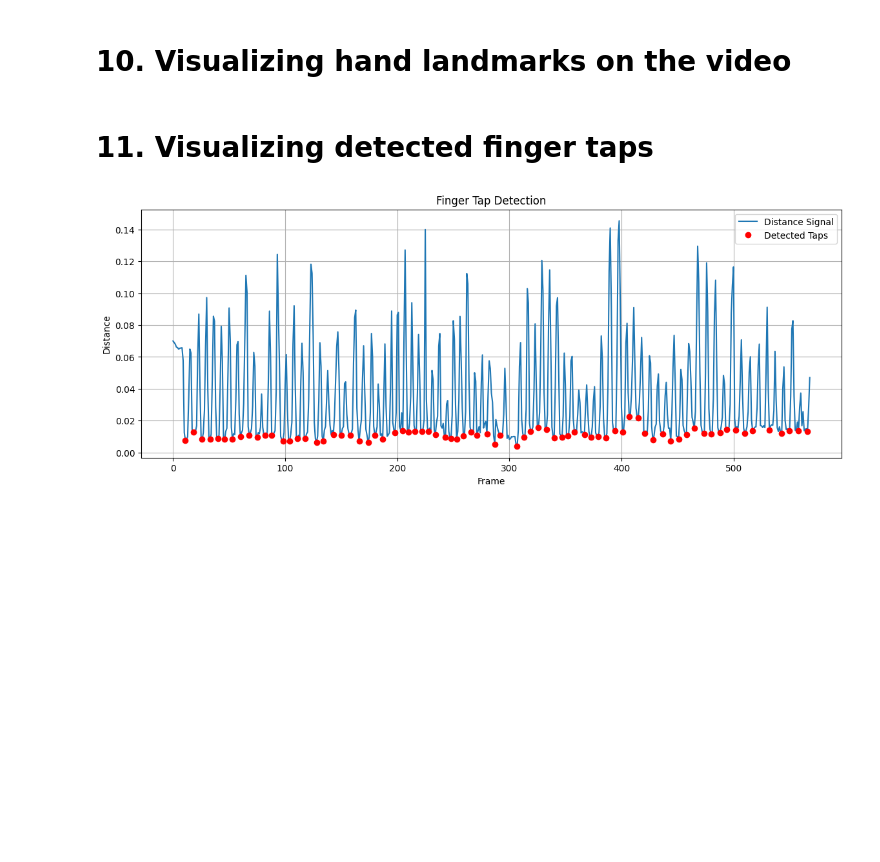
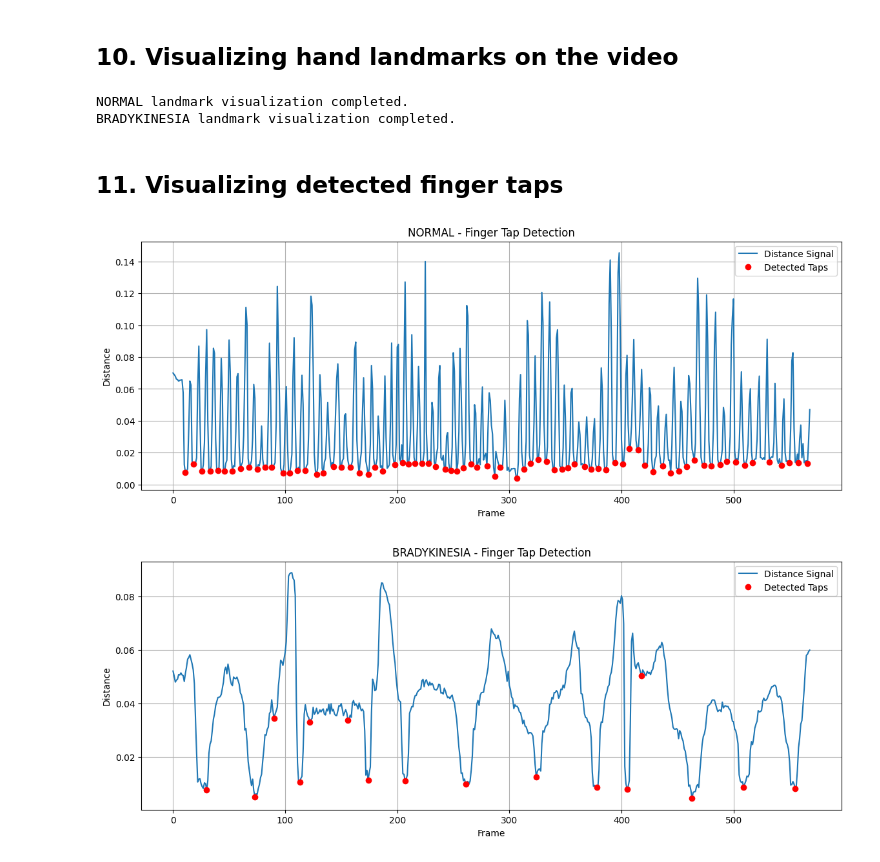
Before and after one commit to TarefBilel/FInger_Tapping_BC, a Jupyter notebook: Bily_Code.ipynb, the cells around one changed output. Drawn from its saved outputs; the diff is of its cells as text; code cells hidden in the pictures; blank space fills up the shorter version.

```diff
--- a/Bily_Code.ipynb
+++ b/Bily_Code.ipynb
@@ -278,0 +385,10 @@ Number of taps detected: 77
+# %%
+normal_peaks = detect_finger_taps(
+    normal_signal,
+    "NORMAL"
+)
+
+brady_peaks = detect_finger_taps(
+    brady_signal,
+    "BRADYKINESIA"
+)
@@ -279,3 +404,3 @@ Number of taps detected: 77
 # %% [markdown]
-# 10. Visualizing hand landmarks on the video
+## 10. Visualizing hand landmarks on the video
 # %%
@@ -344,27 +473,57 @@ cv2.destroyAllWindows()
+# %%
+visualize_hand_landmarks(
+    video_path,
+    "NORMAL",
+    detector
+)
+
+visualize_hand_landmarks(
+    brady_path,
+    "BRADYKINESIA",
+    detector
+)
+# %% [output]
+NORMAL landmark visualization completed.
+BRADYKINESIA landmark visualization completed.
 # %% [markdown]
-# 11. Visualizing detected finger taps
+## 11. Visualizing detected finger taps
 # %%
-plt.figure(figsize=(14,5))
+def visualize_detected_taps(signal, peaks, label):
 
-# Original signal
-plt.plot(signal, label="Distance Signal")
+    plt.figure(figsize=(14,5))
 
-# Detected taps
-plt.plot(
-    peaks,
-    signal[peaks],
-    "ro",
-    label="Detected Taps"
-)
+    # Original signal
+    plt.plot(signal, label="Distance Signal")
 
-plt.title("Finger Tap Detection")
-plt.xlabel("Frame")
-plt.ylabel("Distance")
+    # Detected taps
+    plt.plot(
+        peaks,
+        signal[peaks],
+        "ro",
+        label="Detected Taps"
+    )
 
-plt.legend()
-plt.grid(True)
+    plt.title(f"{label} - Finger Tap Detection")
+    plt.xlabel("Frame")
+    plt.ylabel("Distance")
 
-plt.show()
+    plt.legend()
+    plt.grid(True)
+
+    plt.show()
-# %% [output]
-[figure, removed]
+# %%
+visualize_detected_taps(
+    normal_signal,
+    normal_peaks,
+    "NORMAL"
+)
+
+visualize_detected_taps(
+    brady_signal,
+    brady_peaks,
+    "BRADYKINESIA"
+)
+# %% [output]
+[figure, added]
+[figure, added]
 # %% [markdown]
```
Also changed, not shown: parts of 42 cells of this notebook, 5 other files.
